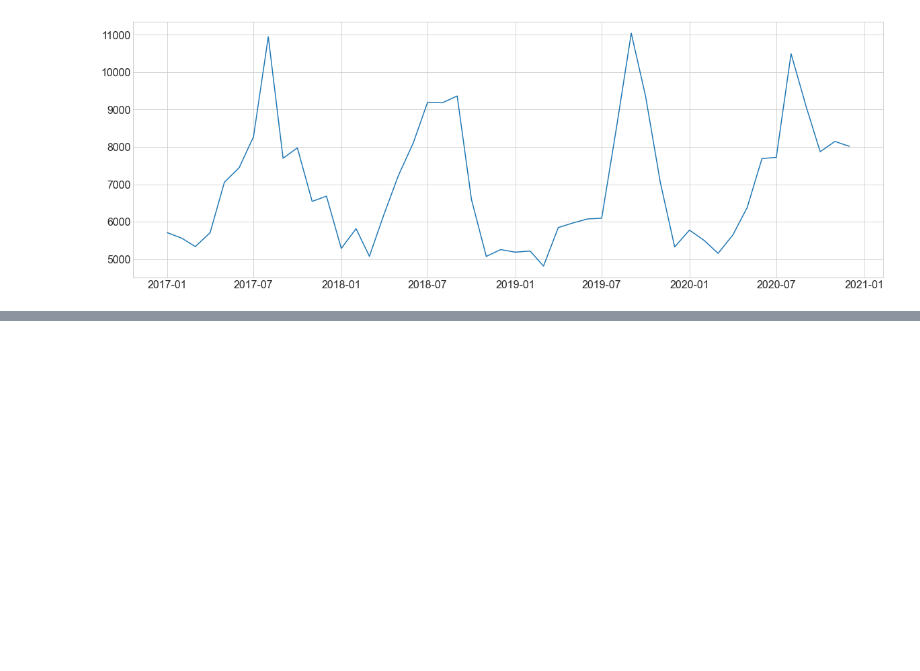
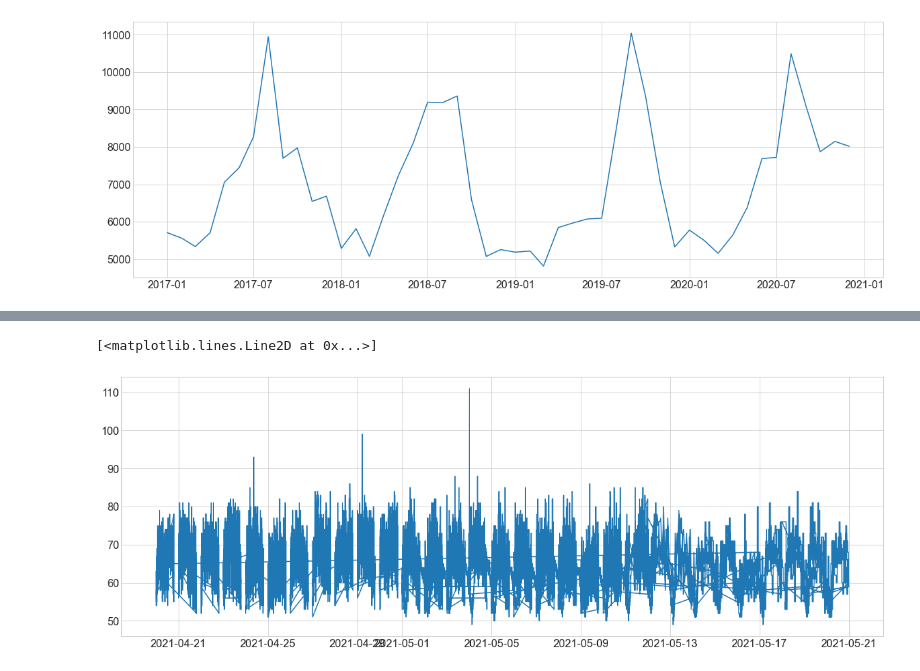
Before and after one commit to slc-data/2021-datathon, a Jupyter notebook: workbooks/sam/datathon.ipynb, the cells around one changed output, grey strips where cells are left out. Drawn from its saved outputs; the diff is of its cells as text; code cells hidden in the pictures; blank space fills up the shorter version.

```diff
--- a/workbooks/sam/datathon.ipynb
+++ b/workbooks/sam/datathon.ipynb
@@ -18,3 +18,6 @@ plt.plot(saws_avg.index, saws_avg.gallons)
 # %% [output]
 [<matplotlib.lines.Line2D at 0x...>]
 [figure]
+# %%
+sound_df = wrangle.wrangle_sound()
+sound_df = sound_df.set_index('DateTime')
@@ -20,0 +41,5 @@ plt.plot(saws_avg.index, saws_avg.gallons)
+# %%
+plt.plot(sound_df.index, sound_df.NoiseLevel_db)
+# %% [output]
+[<matplotlib.lines.Line2D at 0x...>]
+[figure, added]
```
Also changed, not shown: parts of 9 cells of this notebook.
